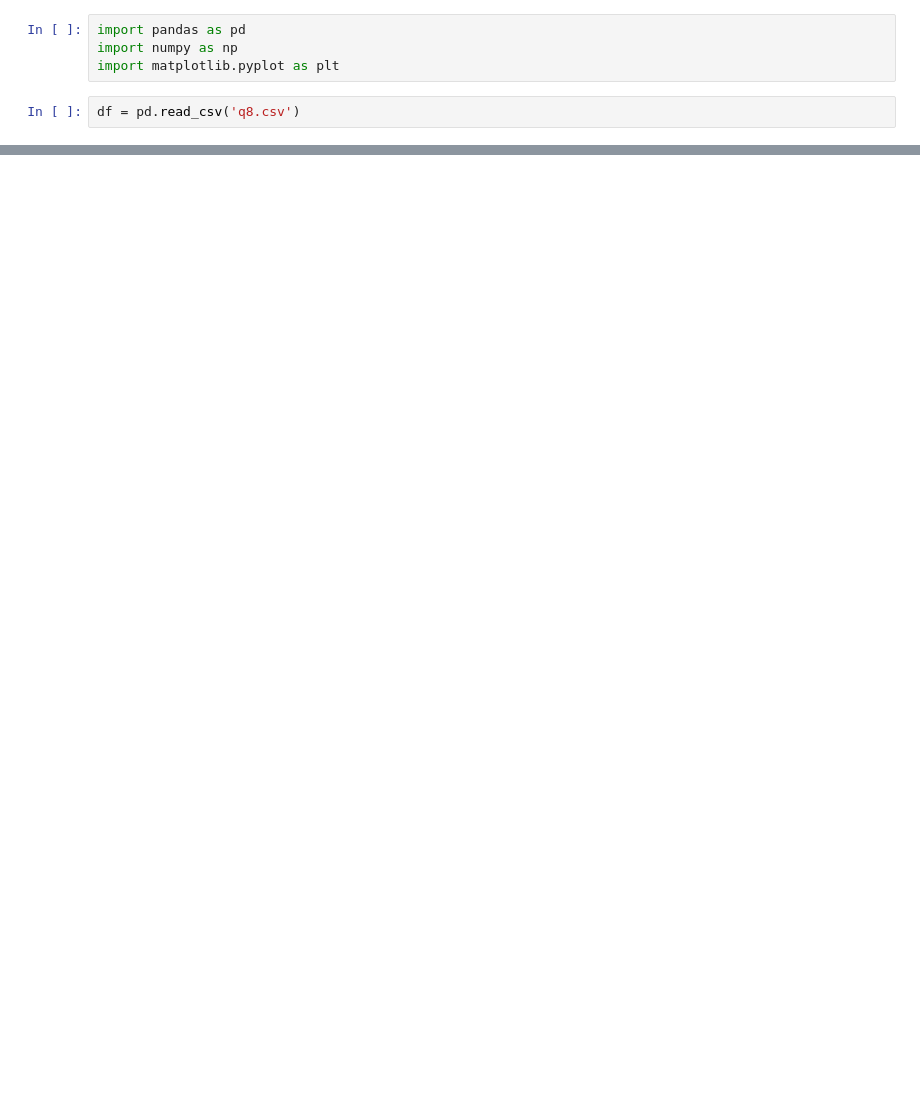
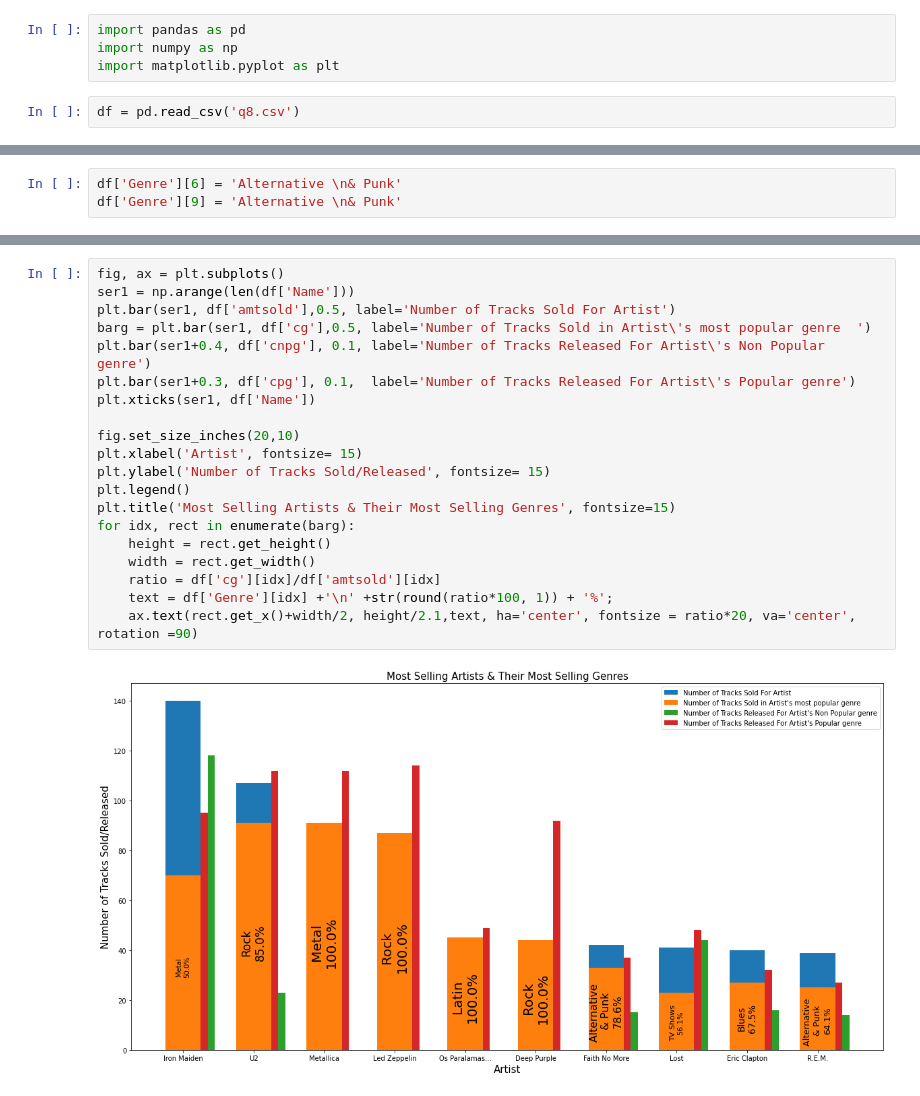
Before and after one commit to Noor-Nizar/FWD_DataAdv, a Jupyter notebook: visual_q8.ipynb, the cells around one changed output, grey strips where cells are left out. Cells and saved outputs as stored; diff of their text form; blank space fills up the shorter version.

```diff
--- a/visual_q8.ipynb
+++ b/visual_q8.ipynb
@@ -36,0 +27,3 @@ Text(0, 0.5, 'Number of Tracks Sold')
+# %%
+df['Genre'][6] = 'Alternative \n& Punk'
+df['Genre'][9] = 'Alternative \n& Punk'
@@ -36,0 +39,22 @@ Text(0, 0.5, 'Number of Tracks Sold')
+# %%
+fig, ax = plt.subplots()
+ser1 = np.arange(len(df['Name']))
+plt.bar(ser1, df['amtsold'],0.5, label='Number of Tracks Sold For Artist')
+barg = plt.bar(ser1, df['cg'],0.5, label='Number of Tracks Sold in Artist\'s most popular genre  ')
+plt.bar(ser1+0.4, df['cnpg'], 0.1, label='Number of Tracks Released For Artist\'s Non Popular genre')
+plt.bar(ser1+0.3, df['cpg'], 0.1,  label='Number of Tracks Released For Artist\'s Popular genre')
+plt.xticks(ser1, df['Name'])
+
+fig.set_size_inches(20,10)
+plt.xlabel('Artist', fontsize= 15)
+plt.ylabel('Number of Tracks Sold/Released', fontsize= 15)
+plt.legend()
+plt.title('Most Selling Artists & Their Most Selling Genres', fontsize=15)
+for idx, rect in enumerate(barg):
+    height = rect.get_height()
+    width = rect.get_width()
+    ratio = df['cg'][idx]/df['amtsold'][idx]
+    text = df['Genre'][idx] +'\n' +str(round(ratio*100, 1)) + '%';
+    ax.text(rect.get_x()+width/2, height/2.1,text, ha='center', fontsize = ratio*20, va='center', rotation =90)
+# %% [output]
+[figure, added]
```
Also changed, not shown: parts of 3 cells of this notebook, 2 other files.
